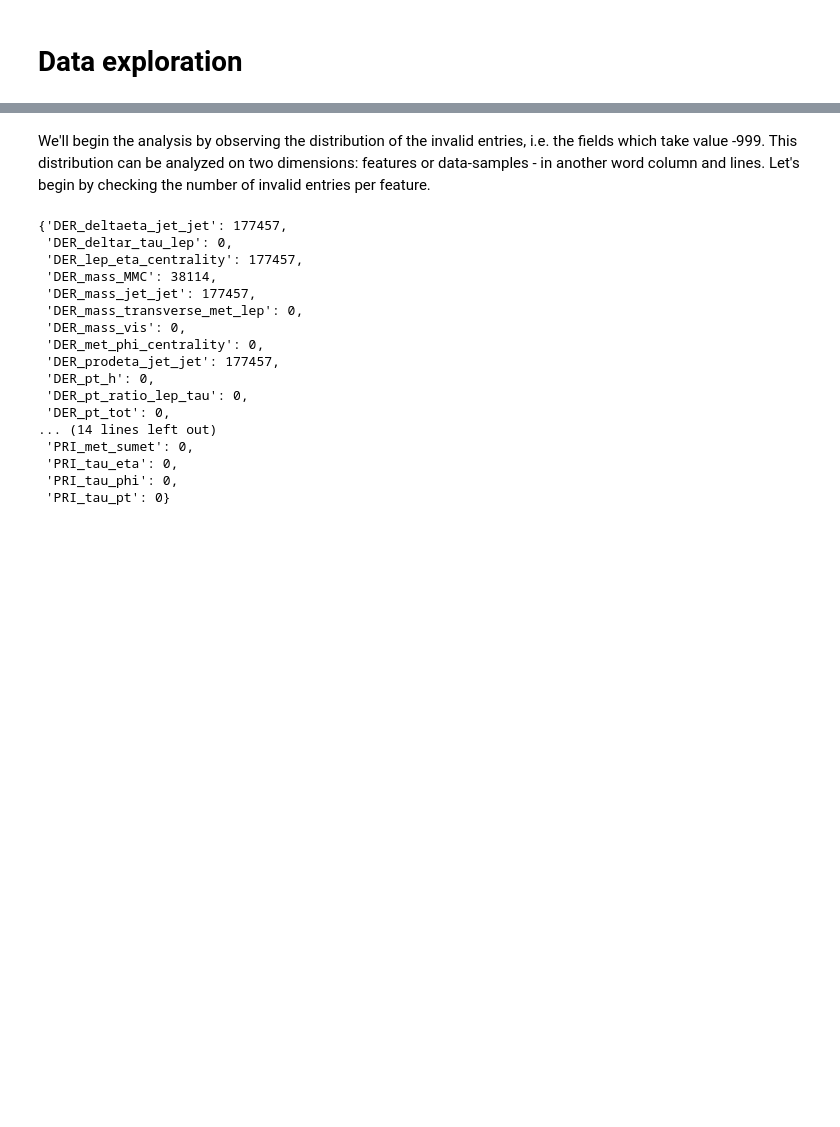
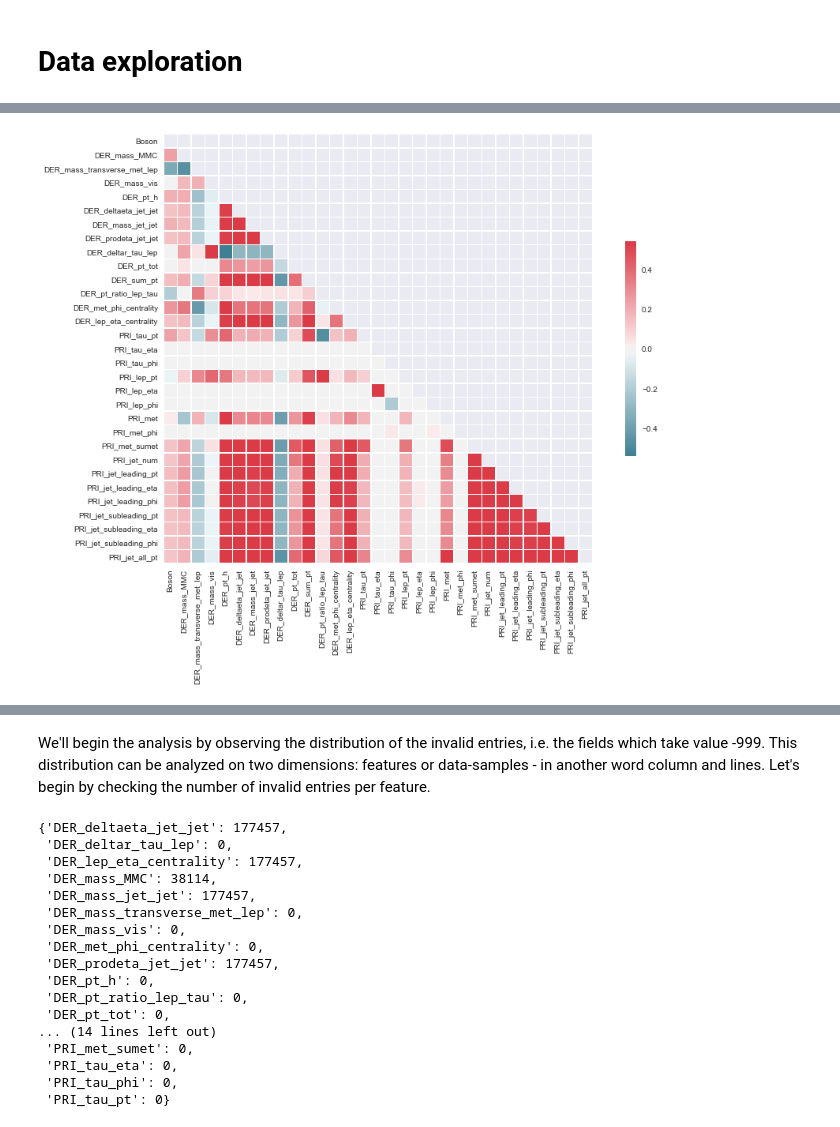
Before and after one commit to inverniz/ML_project, a Jupyter notebook: scripts/Exploratory Data Analysis.ipynb, the cells around one changed output, grey strips where cells are left out. Cells and saved outputs as stored; diff of their text form; code cells hidden in the pictures; blank space fills up the shorter version.

```diff
--- a/scripts/Exploratory Data Analysis.ipynb
+++ b/scripts/Exploratory Data Analysis.ipynb
@@ -27,0 +65,4 @@ dimensionality = x.shape[1]
+# %%
+for i in range(6):
+    x_group, y_group, mask = get_group(x, y, i, True)
+    describe(x_group, labels[mask])
@@ -27,0 +76,24 @@ dimensionality = x.shape[1]
+# %%
+def correlation(y, x, mask=np.ones(labels.shape[0], dtype=bool)):
+    labels_masked = labels[mask]
+    complete_data = np.c_[y,x]
+    corr  = np.corrcoef(complete_data.T)
+
+    # Generate a mask for the upper triangle
+    mask = np.zeros_like(corr, dtype=np.bool)
+    mask[np.triu_indices_from(mask)] = True
+
+    # Generate a custom diverging colormap
+    cmap = sns.diverging_palette(220, 10, as_cmap=True)
+    xticks = np.append('Boson',labels_masked)
+    # Draw the heatmap with the mask and correct aspect ratio
+    sns.heatmap(corr, mask=mask, cmap=cmap, vmax=.3, center=0,
+            square=True, linewidths=.5, cbar_kws={"shrink": .5}, xticklabels=xticks, yticklabels=xticks)
+    plt.plot()
+# %%
+fig_size = plt.rcParams["figure.figsize"]
+plt.rcParams["figure.figsize"] = [15.0,10.0]
+correlation(y, x)
+plt.rcParams["figure.figsize"] = fig_size
+# %% [output]
+[figure, added]
```
Also changed, not shown: parts of 9 cells of this notebook, 2 other files.
